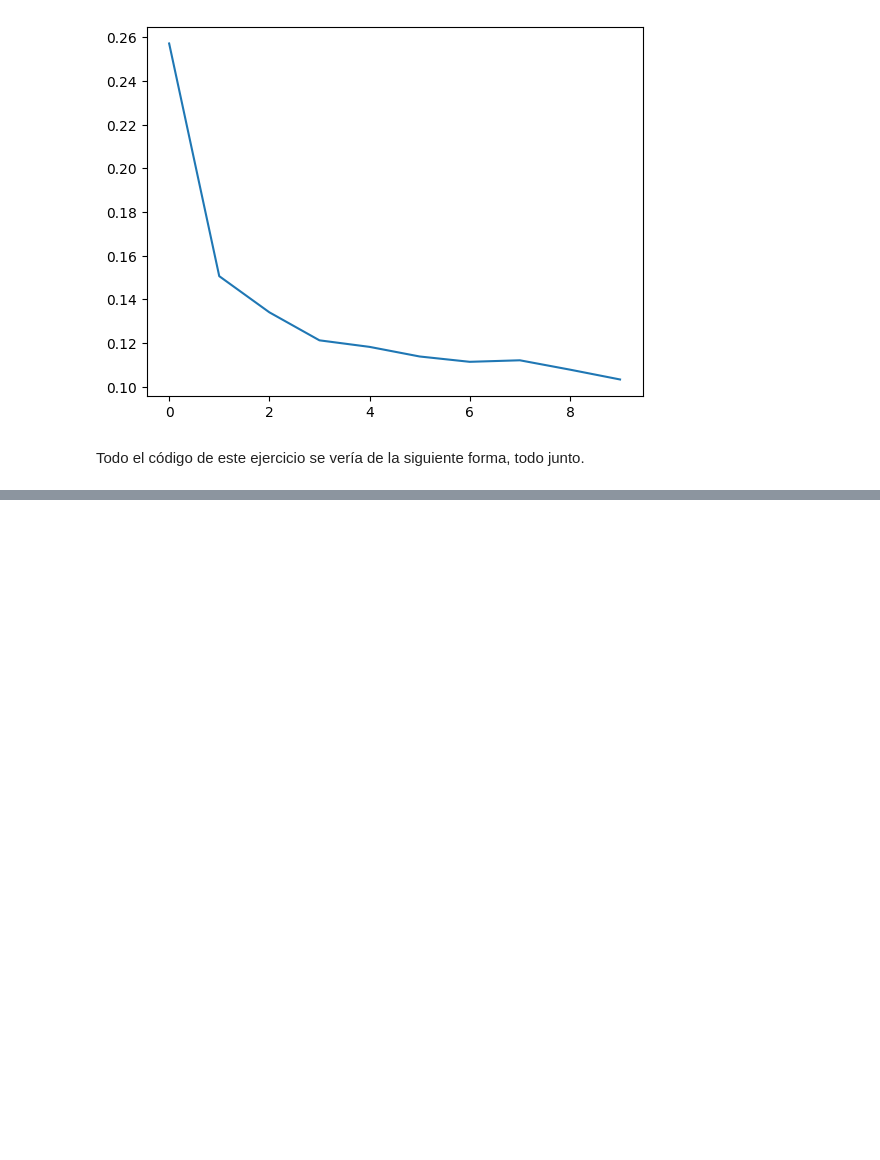
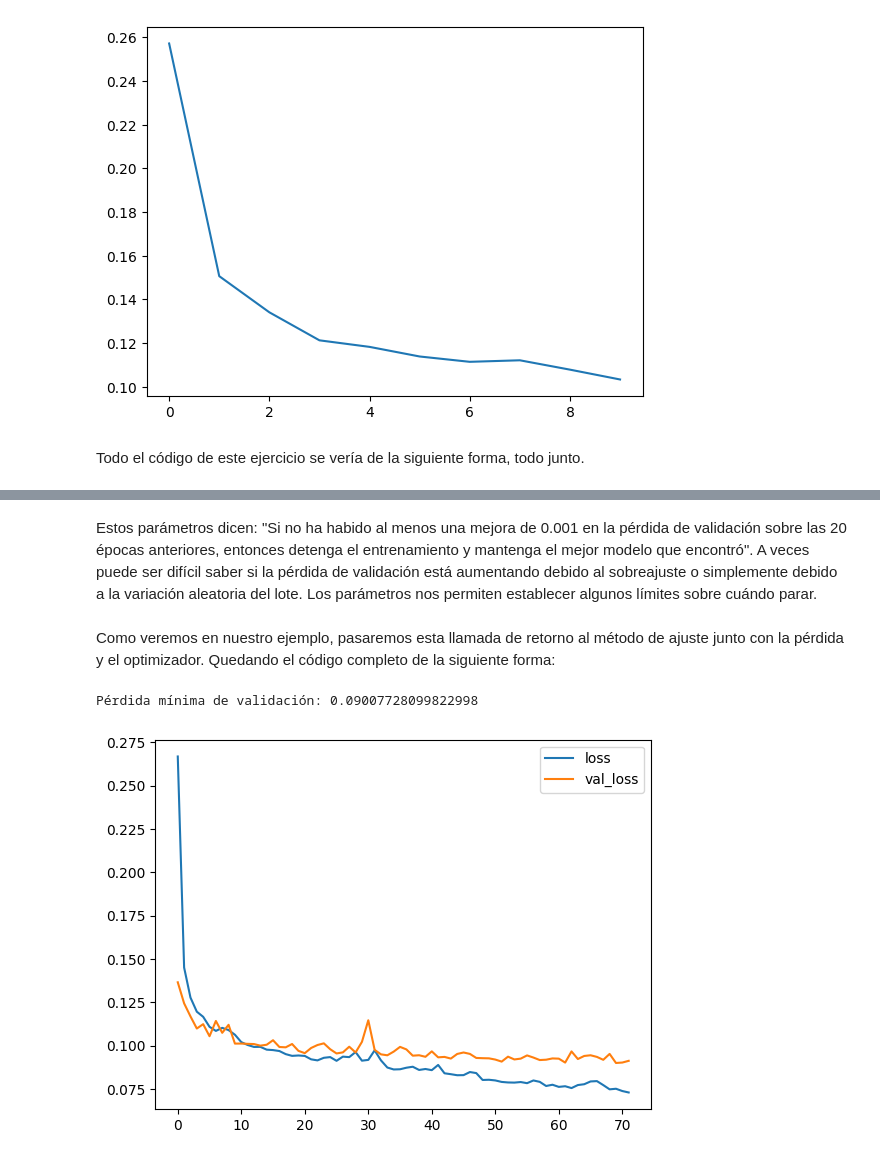
Before and after one commit to Nextta/DL_Curso, a Jupyter notebook: Introduccion_Deep_Learning.ipynb, the cells around one changed output, grey strips where cells are left out. Drawn from its saved outputs; the diff is of its cells as text; code cells hidden in the pictures; blank space fills up the shorter version.

```diff
--- a/Introduccion_Deep_Learning.ipynb
+++ b/Introduccion_Deep_Learning.ipynb
@@ -301,0 +329,64 @@ Epoch 10/10
+# %% [markdown]
+Estos parámetros dicen: "Si no ha habido al menos una mejora de 0.001 en la pérdida de validación sobre las 20 épocas anteriores, entonces detenga el entrenamiento y mantenga el mejor modelo que encontró". A veces puede ser difícil saber si la pérdida de validación está aumentando debido al sobreajuste o simplemente debido a la variación aleatoria del lote. Los parámetros nos permiten establecer algunos límites sobre cuándo parar.
+# %% [markdown]
+Como veremos en nuestro ejemplo, pasaremos esta llamada de retorno al método de ajuste junto con la pérdida y el optimizador. Quedando el código completo de la siguiente forma:
+# %%
+import pandas as pd
+from tensorflow import keras
+from tensorflow.keras import layers
+from tensorflow.keras.callbacks import EarlyStopping
+
+# PREPARAMOS LOS DATOS:
+
+df = pd.read_csv("Modelos/red-wine.csv")
+
+df_train = df.sample(frac=0.7, random_state=0)
+df_valid = df.drop(df_train.index)
+
+max_ = df_train.max(axis=0)
+min_ = df_train.min(axis=0)
+df_train = (df_train - min_) / (max_ - min_)
+df_valid = (df_valid - min_) / (max_ - min_)
+
+x_train = df_train.drop("quality", axis=1)
+y_train = df_train["quality"]
+
+x_valid = df_valid.drop("quality", axis=1)
+y_valid = df_valid["quality"]
+
+
+# CREACIÓN DEL MODELO Y ENTRENAMIENTO:
+early_stopping = EarlyStopping(
+    min_delta=0.001,
+    patience=20,
+    restore_best_weights=True
+)
+
+model = keras.Sequential([
+    layers.Dense(units=512, activation="relu", input_shape=[11]),
+    layers.Dense(units=512, activation="relu"),
+    layers.Dense(units=512, activation="relu"),
+    layers.Dense(units=1)
+])
+
+model.compile(
+    optimizer="adam",
+    loss="mae"
+)
+
+history = model.fit(
+    x_train, y_train,
+    validation_data=(x_valid, y_valid),
+    batch_size=256,
+    epochs=500,
+    callbacks=[early_stopping],
+    verbose=0
+)
+
+# RESULTADOS DEL ENTRENAMIENTO:
+history_df = pd.DataFrame(history.history)
+history_df.loc[:, ['loss', 'val_loss']].plot()
+print("Pérdida mínima de validación: {}".format(history_df['val_loss'].min()))
+# %% [output]
+Pérdida mínima de validación: 0.09007728099822998
+[figure, added]
```
Also changed, not shown: parts of 10 cells of this notebook.
